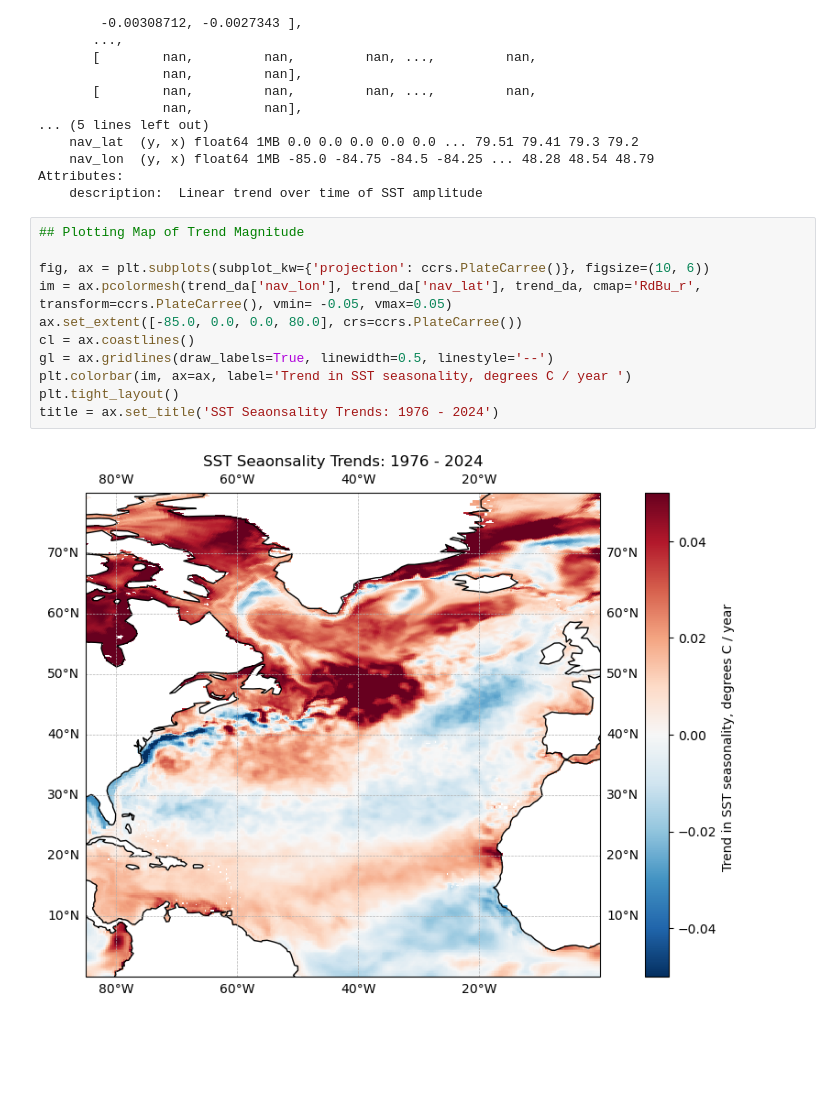
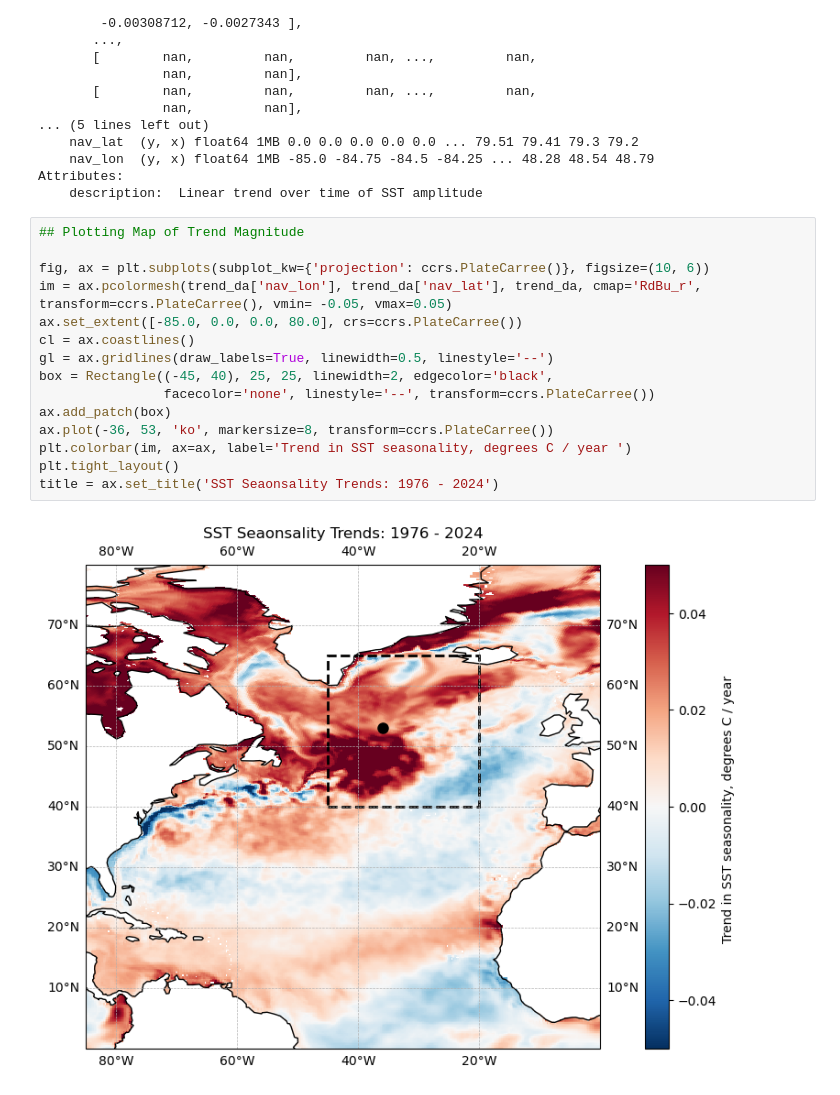
Before and after one commit to Tom-A-H/All-Code-, a Jupyter notebook: Trend Magnitude/Amplitude Trends.ipynb, the cells around one changed output. Drawn from its saved outputs; the diff is of its cells as text; blank space fills up the shorter version.

```diff
--- a/Trend Magnitude/Amplitude Trends.ipynb
+++ b/Trend Magnitude/Amplitude Trends.ipynb
@@ -239,13 +240,17 @@ Attributes:
 # %%
 ## Plotting Map of Trend Magnitude
 
 fig, ax = plt.subplots(subplot_kw={'projection': ccrs.PlateCarree()}, figsize=(10, 6))
 im = ax.pcolormesh(trend_da['nav_lon'], trend_da['nav_lat'], trend_da, cmap='RdBu_r', transform=ccrs.PlateCarree(), vmin= -0.05, vmax=0.05)
 ax.set_extent([-85.0, 0.0, 0.0, 80.0], crs=ccrs.PlateCarree())
 cl = ax.coastlines()
 gl = ax.gridlines(draw_labels=True, linewidth=0.5, linestyle='--')
+box = Rectangle((-45, 40), 25, 25, linewidth=2, edgecolor='black',
+                facecolor='none', linestyle='--', transform=ccrs.PlateCarree())
+ax.add_patch(box)
+ax.plot(-36, 53, 'ko', markersize=8, transform=ccrs.PlateCarree())
 plt.colorbar(im, ax=ax, label='Trend in SST seasonality, degrees C / year ')
 plt.tight_layout()
 title = ax.set_title('SST Seaonsality Trends: 1976 - 2024')
 # %% [output]
-[figure, old version]
+[figure, new version]
```
Also changed, not shown: parts of 2 cells of this notebook, 3 other files.
